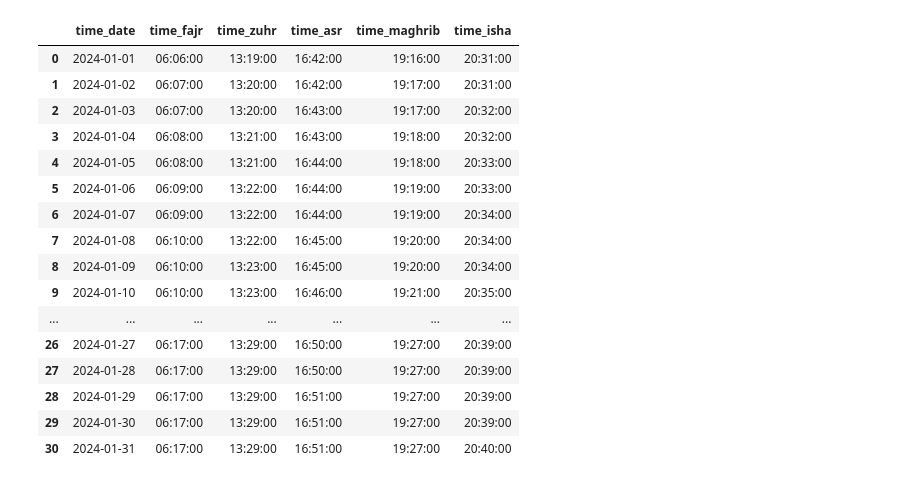
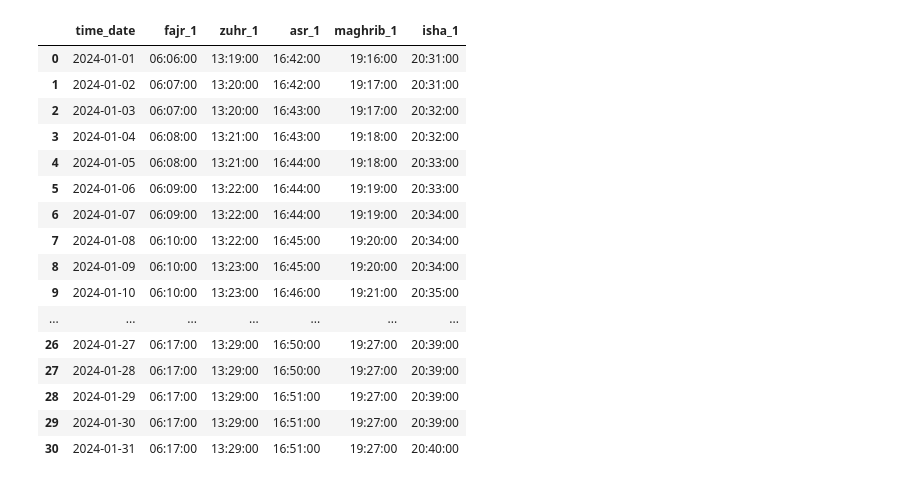
Before and after one commit to azamsuratem/predictprayertimes, a Jupyter notebook: python/objective 1/objective_1.ipynb, the cells around one changed output. Drawn from its saved outputs; the diff is of its cells as text; code cells hidden in the pictures.

```diff
--- a/python/objective 1/objective_1.ipynb
+++ b/python/objective 1/objective_1.ipynb
@@ -34,26 +45,30 @@ sql_1 = """
     ORDER BY time_date ASC;
 """
 df_source_1 = getDataFrameFromSqlServer(sql_1)
-# %%
-df_source_1
-# %% [output]
-|  | time_date | time_fajr | time_zuhr | time_asr | time_maghrib | time_isha |
-| 0 | 2024-01-01 | 06:06:00 | 13:19:00 | 16:42:00 | 19:16:00 | 20:31:00 |
-| 1 | 2024-01-02 | 06:07:00 | 13:20:00 | 16:42:00 | 19:17:00 | 20:31:00 |
-| 2 | 2024-01-03 | 06:07:00 | 13:20:00 | 16:43:00 | 19:17:00 | 20:32:00 |
-| 3 | 2024-01-04 | 06:08:00 | 13:21:00 | 16:43:00 | 19:18:00 | 20:32:00 |
-| 4 | 2024-01-05 | 06:08:00 | 13:21:00 | 16:44:00 | 19:18:00 | 20:33:00 |
-| 5 | 2024-01-06 | 06:09:00 | 13:22:00 | 16:44:00 | 19:19:00 | 20:33:00 |
-| 6 | 2024-01-07 | 06:09:00 | 13:22:00 | 16:44:00 | 19:19:00 | 20:34:00 |
-| 7 | 2024-01-08 | 06:10:00 | 13:22:00 | 16:45:00 | 19:20:00 | 20:34:00 |
-| 8 | 2024-01-09 | 06:10:00 | 13:23:00 | 16:45:00 | 19:20:00 | 20:34:00 |
-| 9 | 2024-01-10 | 06:10:00 | 13:23:00 | 16:46:00 | 19:21:00 | 20:35:00 |
-| ... | ... | ... | ... | ... | ... | ... |
-| 26 | 2024-01-27 | 06:17:00 | 13:29:00 | 16:50:00 | 19:27:00 | 20:39:00 |
-| 27 | 2024-01-28 | 06:17:00 | 13:29:00 | 16:50:00 | 19:27:00 | 20:39:00 |
-| 28 | 2024-01-29 | 06:17:00 | 13:29:00 | 16:51:00 | 19:27:00 | 20:39:00 |
-| 29 | 2024-01-30 | 06:17:00 | 13:29:00 | 16:51:00 | 19:27:00 | 20:39:00 |
-| 30 | 2024-01-31 | 06:17:00 | 13:29:00 | 16:51:00 | 19:27:00 | 20:40:00 |
+# %%
+df_source_1 = df_source_1\
+    .rename(columns={"time_fajr":"fajr_1", "time_zuhr":"zuhr_1",\
+                     "time_asr":"asr_1", "time_maghrib":"maghrib_1",\
+                        "time_isha":"isha_1"})
+df_source_1
+# %% [output]
+|  | time_date | fajr_1 | zuhr_1 | asr_1 | maghrib_1 | isha_1 |
+| 0 | 2024-01-01 | 06:06:00 | 13:19:00 | 16:42:00 | 19:16:00 | 20:31:00 |
+| 1 | 2024-01-02 | 06:07:00 | 13:20:00 | 16:42:00 | 19:17:00 | 20:31:00 |
+| 2 | 2024-01-03 | 06:07:00 | 13:20:00 | 16:43:00 | 19:17:00 | 20:32:00 |
+| 3 | 2024-01-04 | 06:08:00 | 13:21:00 | 16:43:00 | 19:18:00 | 20:32:00 |
+| 4 | 2024-01-05 | 06:08:00 | 13:21:00 | 16:44:00 | 19:18:00 | 20:33:00 |
+| 5 | 2024-01-06 | 06:09:00 | 13:22:00 | 16:44:00 | 19:19:00 | 20:33:00 |
+| 6 | 2024-01-07 | 06:09:00 | 13:22:00 | 16:44:00 | 19:19:00 | 20:34:00 |
+| 7 | 2024-01-08 | 06:10:00 | 13:22:00 | 16:45:00 | 19:20:00 | 20:34:00 |
+| 8 | 2024-01-09 | 06:10:00 | 13:23:00 | 16:45:00 | 19:20:00 | 20:34:00 |
+| 9 | 2024-01-10 | 06:10:00 | 13:23:00 | 16:46:00 | 19:21:00 | 20:35:00 |
+| ... | ... | ... | ... | ... | ... | ... |
+| 26 | 2024-01-27 | 06:17:00 | 13:29:00 | 16:50:00 | 19:27:00 | 20:39:00 |
+| 27 | 2024-01-28 | 06:17:00 | 13:29:00 | 16:50:00 | 19:27:00 | 20:39:00 |
+| 28 | 2024-01-29 | 06:17:00 | 13:29:00 | 16:51:00 | 19:27:00 | 20:39:00 |
+| 29 | 2024-01-30 | 06:17:00 | 13:29:00 | 16:51:00 | 19:27:00 | 20:39:00 |
+| 30 | 2024-01-31 | 06:17:00 | 13:29:00 | 16:51:00 | 19:27:00 | 20:40:00 |
 # %%
 sql_2 = """
     SELECT time_date, time_fajr, time_zuhr, time_asr, time_maghrib, time_isha
```
Also changed, not shown: parts of 7 cells of this notebook.
